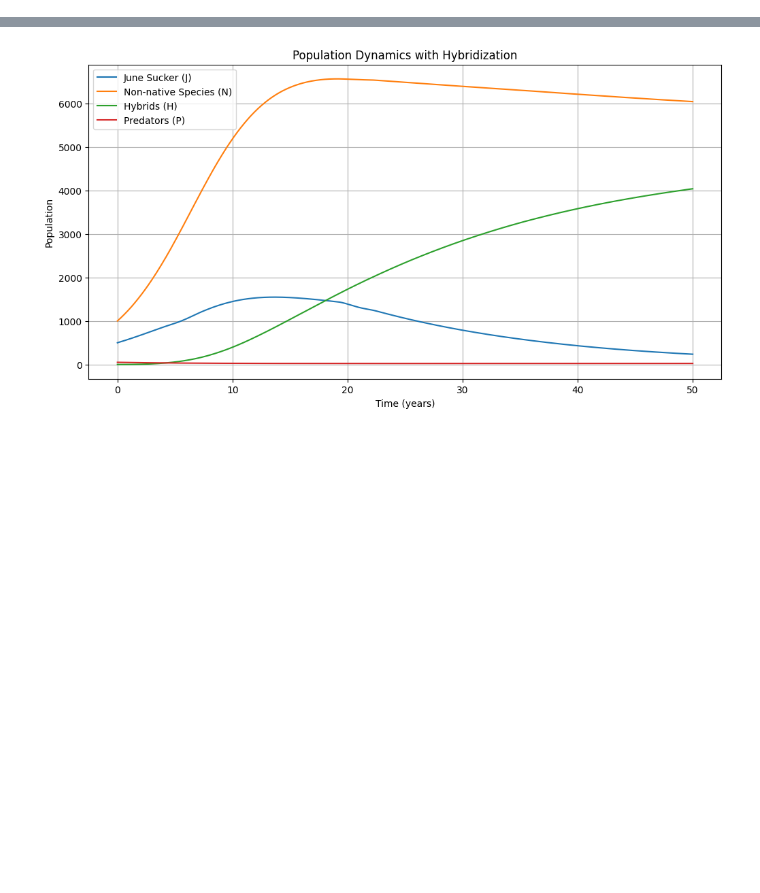
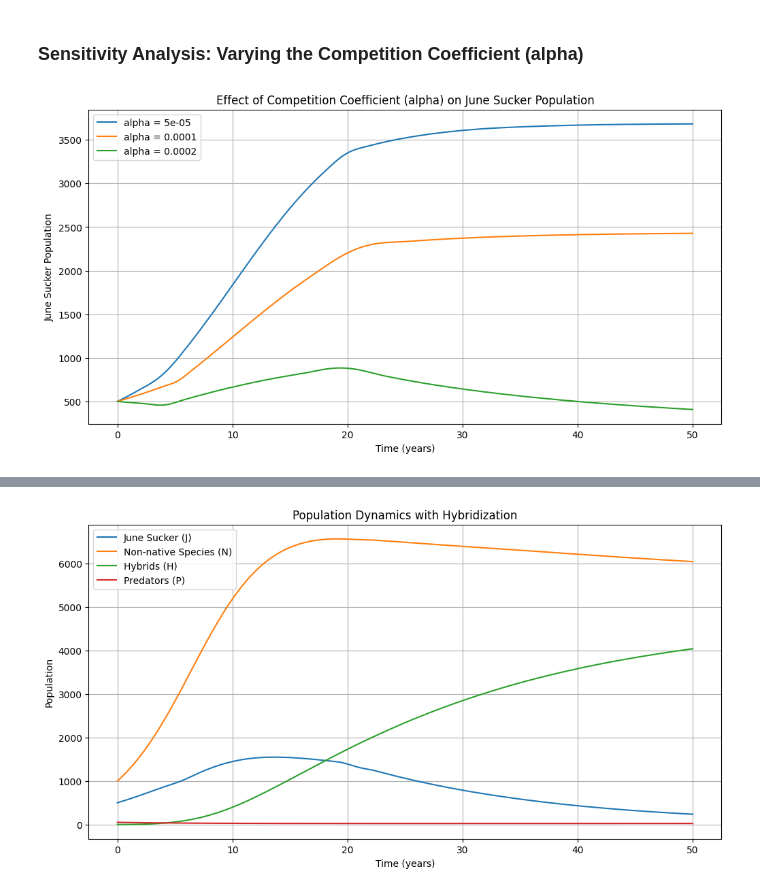
Before and after one commit to sophieharman/Volume-4-ModelingProject, a Jupyter notebook: numerical_simulations.ipynb, the cells around one changed output, grey strips where cells are left out. Drawn from its saved outputs; the diff is of its cells as text; code cells hidden in the pictures; blank space fills up the shorter version.

Commit message:
Consolidated numerical analysis script

```diff
--- a/numerical_simulations.ipynb
+++ b/numerical_simulations.ipynb
@@ -4,0 +97,26 @@ import matplotlib.pyplot as plt
+# %% [markdown]
+### Sensitivity Analysis: Varying the Competition Coefficient (alpha)
+# %%
+# Test different values of alpha
+alpha_values = [5e-5, 1e-4, 2e-4]
+plt.figure(figsize=(12, 6))
+
+for alpha in alpha_values:
+    # Redefine the ODE model with the new alpha
+    def june_sucker_model_alpha(t, J):
+        dJdt = r_J * J * (1 - J / K(t)) - alpha * J * N - beta * J * P + H(t)
+        return dJdt
+
+    sol = solve_ivp(
+        june_sucker_model_alpha, t_span, [J_0], t_eval=t_eval, method='RK45'
+    )
+    plt.plot(sol.t, sol.y[0], label=f'alpha = {alpha}')
+
+plt.title('Effect of Competition Coefficient (alpha) on June Sucker Population')
+plt.xlabel('Time (years)')
+plt.ylabel('June Sucker Population')
+plt.legend()
+plt.grid(True)
+plt.show()
+# %% [output]
+[figure, added]
```
Also changed, not shown: parts of 22 cells of this notebook.
